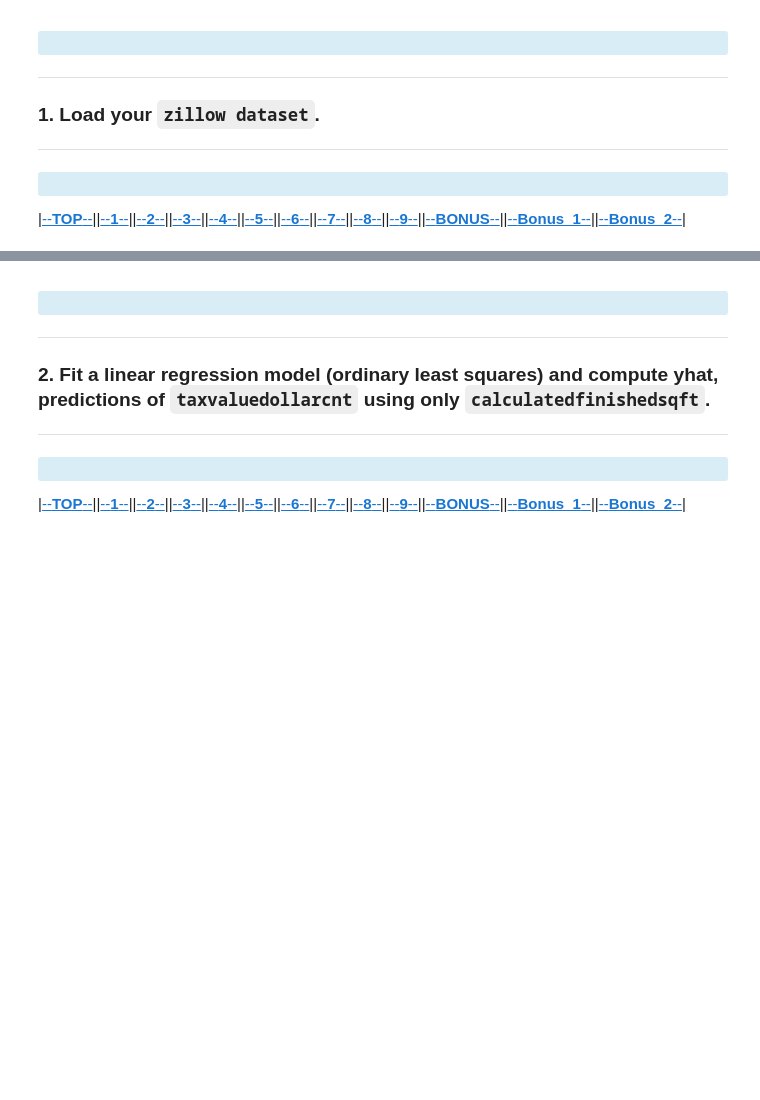
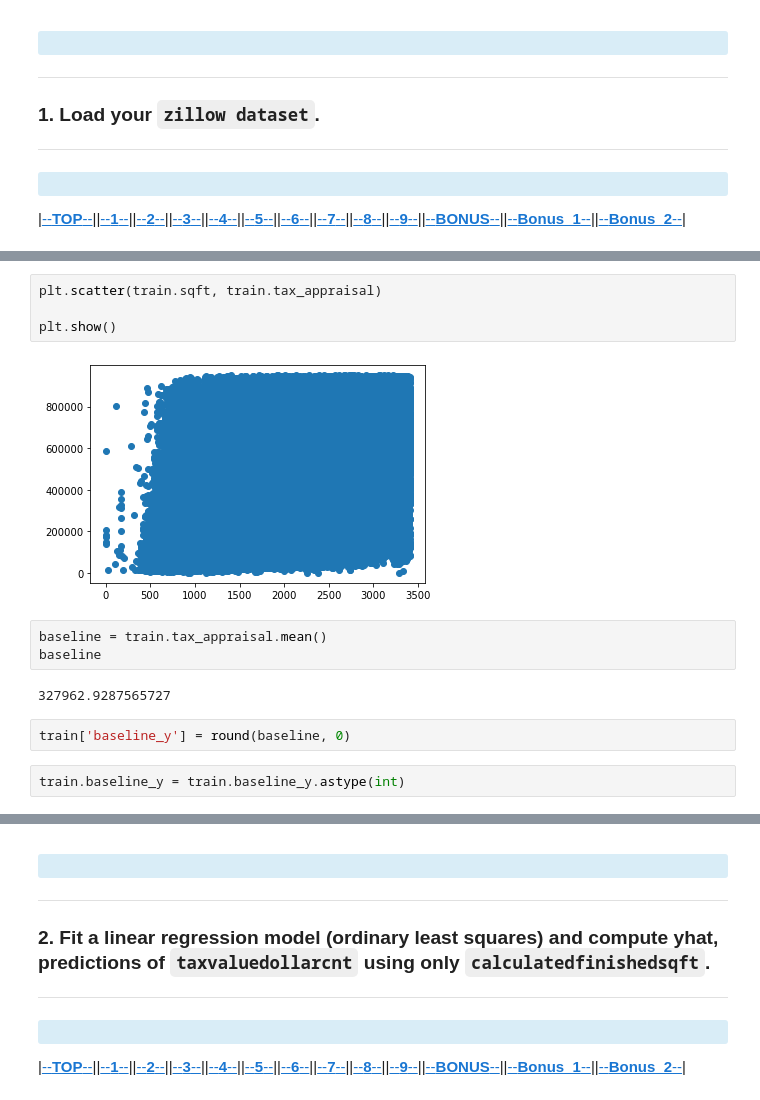
Before and after one commit to David-Howell/regression-exercises, a Jupyter notebook: evaluate.ipynb, the cells around one changed output, grey strips where cells are left out. Drawn from its saved outputs; the diff is of its cells as text; blank space fills up the shorter version.

```diff
--- a/evaluate.ipynb
+++ b/evaluate.ipynb
@@ -26,0 +76,15 @@ Do you work for this exercise in either a jupyter notebook named `evaluate` with
+# %%
+plt.scatter(train.sqft, train.tax_appraisal)
+
+plt.show()
+# %% [output]
+[figure, added]
+# %%
+baseline = train.tax_appraisal.mean()
+baseline
+# %% [output]
+327962.9287565727
+# %%
+train['baseline_y'] = round(baseline, 0)
+# %%
+train.baseline_y = train.baseline_y.astype(int)
```
Also changed, not shown: parts of 61 cells of this notebook.
